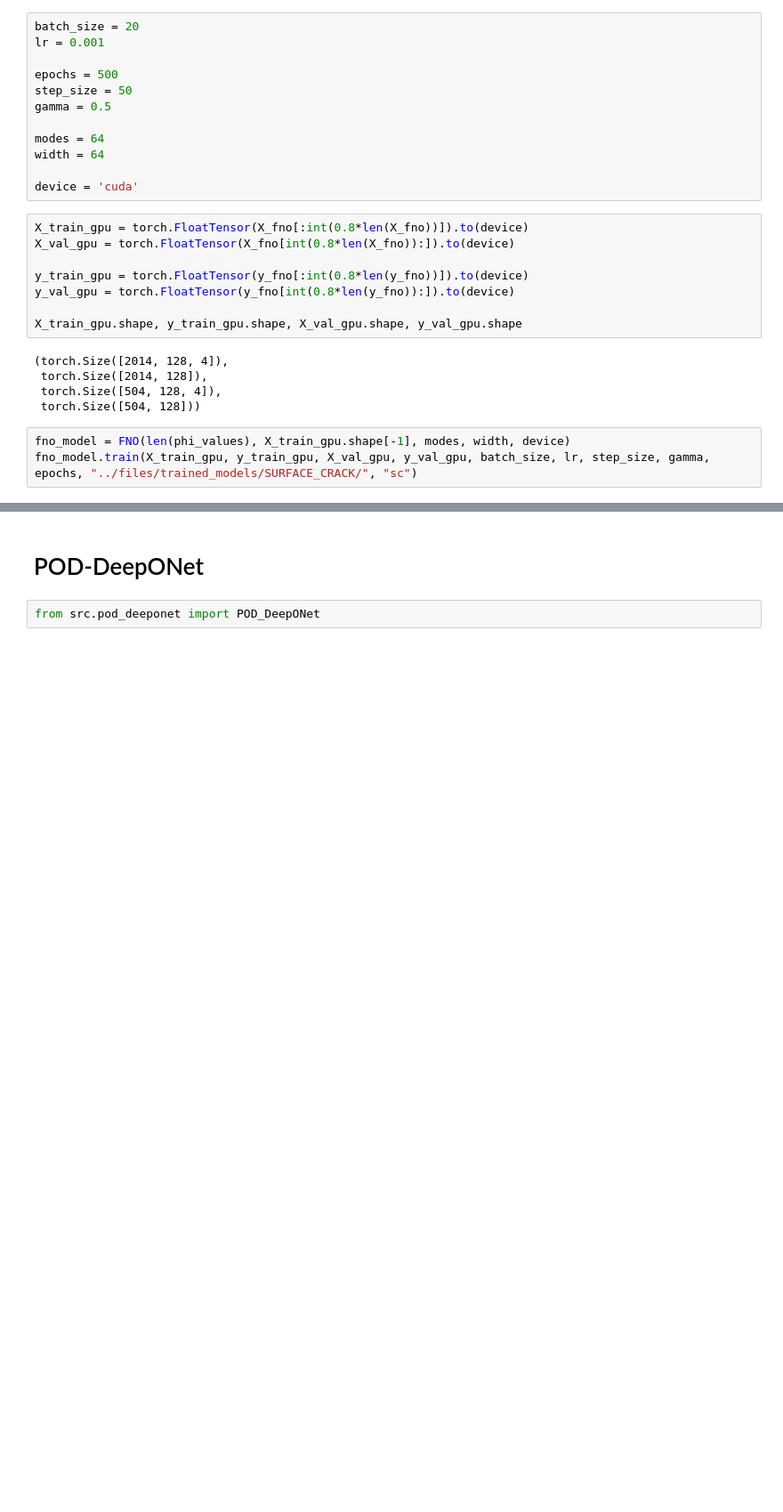
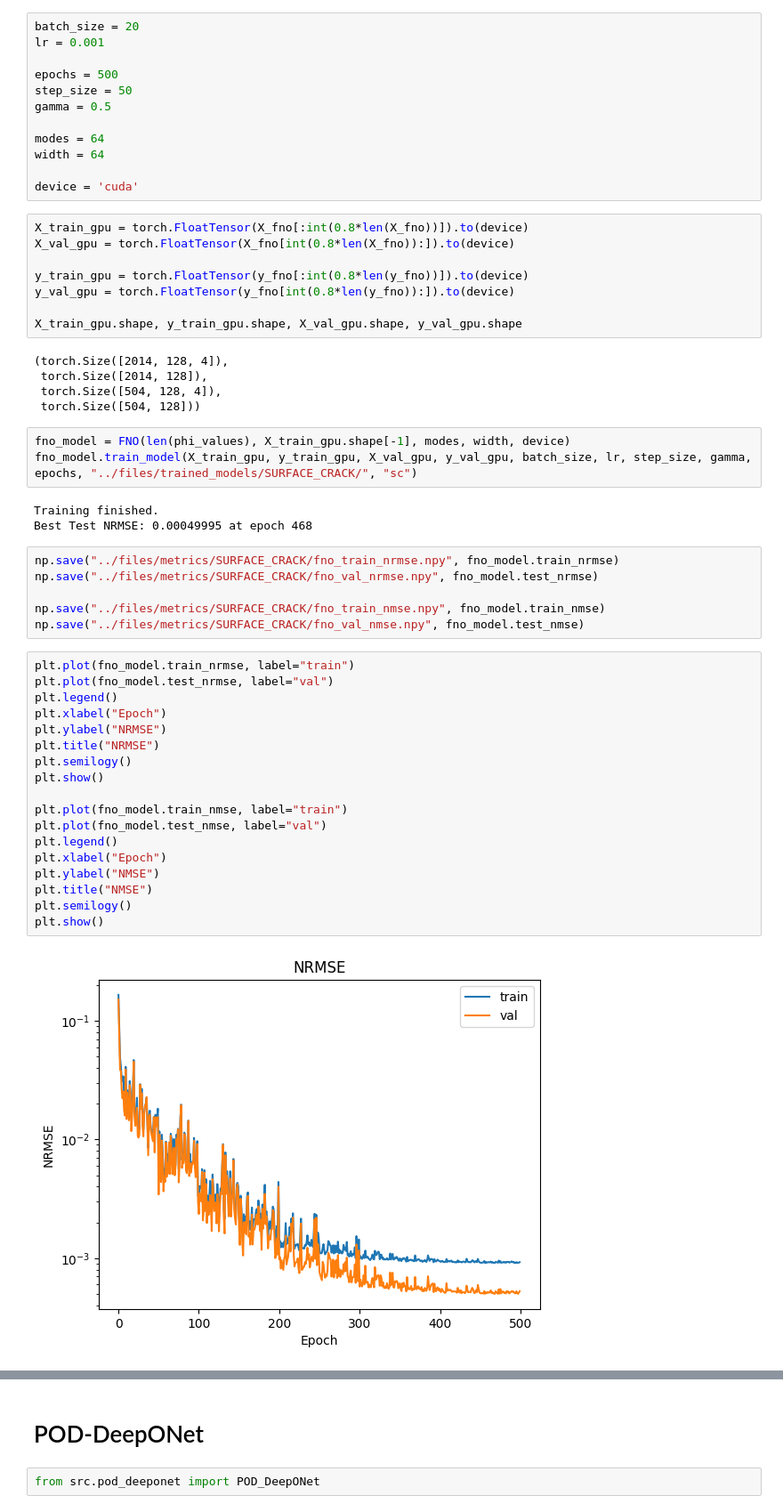
Before and after one commit to tgautam03/SIFBench, a Jupyter notebook: training_nb/SURFACE_CRACK.ipynb, the cells around one changed output, grey strips where cells are left out. Shown at 89% size. Cells and saved outputs as stored; diff of their text form; blank space fills up the shorter version.

```diff
--- a/training_nb/SURFACE_CRACK.ipynb
+++ b/training_nb/SURFACE_CRACK.ipynb
@@ -458,4 +367,33 @@ X_train_gpu.shape, y_train_gpu.shape, X_val_gpu.shape, y_val_gpu.shape
  torch.Size([504, 128]))
 # %%
 fno_model = FNO(len(phi_values), X_train_gpu.shape[-1], modes, width, device)
-fno_model.train(X_train_gpu, y_train_gpu, X_val_gpu, y_val_gpu, batch_size, lr, step_size, gamma, epochs, "../files/trained_models/SURFACE_CRACK/", "sc")
+fno_model.train_model(X_train_gpu, y_train_gpu, X_val_gpu, y_val_gpu, batch_size, lr, step_size, gamma, epochs, "../files/trained_models/SURFACE_CRACK/", "sc")
+# %% [output]
+Training finished.
+Best Test NRMSE: 0.00049995 at epoch 468
+# %%
+np.save("../files/metrics/SURFACE_CRACK/fno_train_nrmse.npy", fno_model.train_nrmse)
+np.save("../files/metrics/SURFACE_CRACK/fno_val_nrmse.npy", fno_model.test_nrmse)
+
+np.save("../files/metrics/SURFACE_CRACK/fno_train_nmse.npy", fno_model.train_nmse)
+np.save("../files/metrics/SURFACE_CRACK/fno_val_nmse.npy", fno_model.test_nmse)
+# %%
+plt.plot(fno_model.train_nrmse, label="train")
+plt.plot(fno_model.test_nrmse, label="val")
+plt.legend()
+plt.xlabel("Epoch")
+plt.ylabel("NRMSE")
+plt.title("NRMSE")
+plt.semilogy()
+plt.show()
+
+plt.plot(fno_model.train_nmse, label="train")
+plt.plot(fno_model.test_nmse, label="val")
+plt.legend()
+plt.xlabel("Epoch")
+plt.ylabel("NMSE")
+plt.title("NMSE")
+plt.semilogy()
+plt.show()
+# %% [output]
+[figure, added]
```
Also changed, not shown: parts of 17 cells of this notebook, 4 other files.
